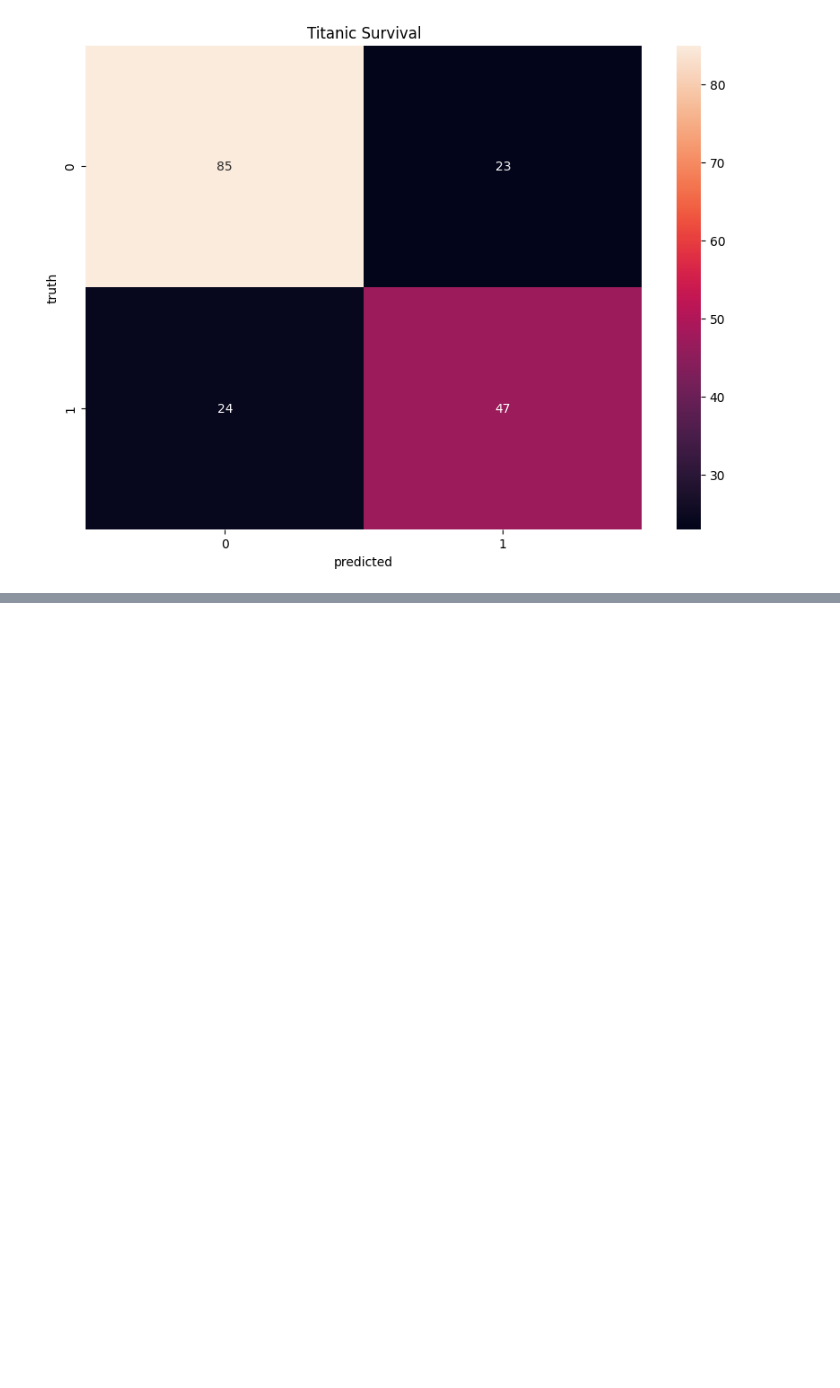
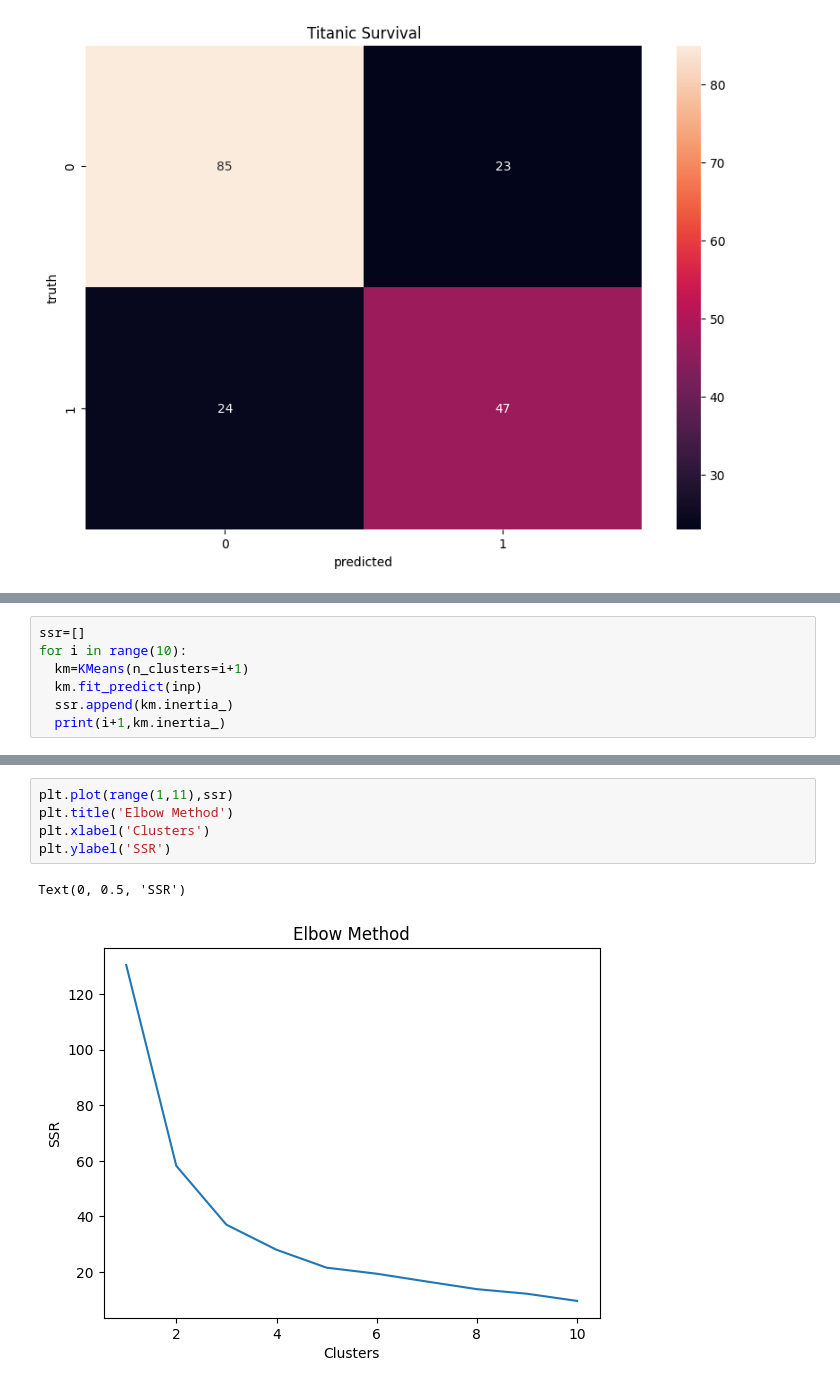
Before and after one commit to kailai-13/ML_Hands_On, a Jupyter notebook: All_ML_Hands_On.ipynb, the cells around one changed output, grey strips where cells are left out. Saved outputs shown, nothing was run; the diff lists cells and outputs as text; blank space fills up the shorter version.

```diff
--- a/All_ML_Hands_On (1).ipynb
+++ b/All_ML_Hands_On.ipynb
@@ -769,0 +900,7 @@ Text(95.72222222222221, 0.5, 'truth')
+# %%
+ssr=[]
+for i in range(10):
+  km=KMeans(n_clusters=i+1)
+  km.fit_predict(inp)
+  ssr.append(km.inertia_)
+  print(i+1,km.inertia_)
@@ -769,0 +918,8 @@ Text(95.72222222222221, 0.5, 'truth')
+# %%
+plt.plot(range(1,11),ssr)
+plt.title('Elbow Method')
+plt.xlabel('Clusters')
+plt.ylabel('SSR')
+# %% [output]
+Text(0, 0.5, 'SSR')
+[figure, added]
```
Also changed, not shown: parts of 28 cells of this notebook, 1 other file.
